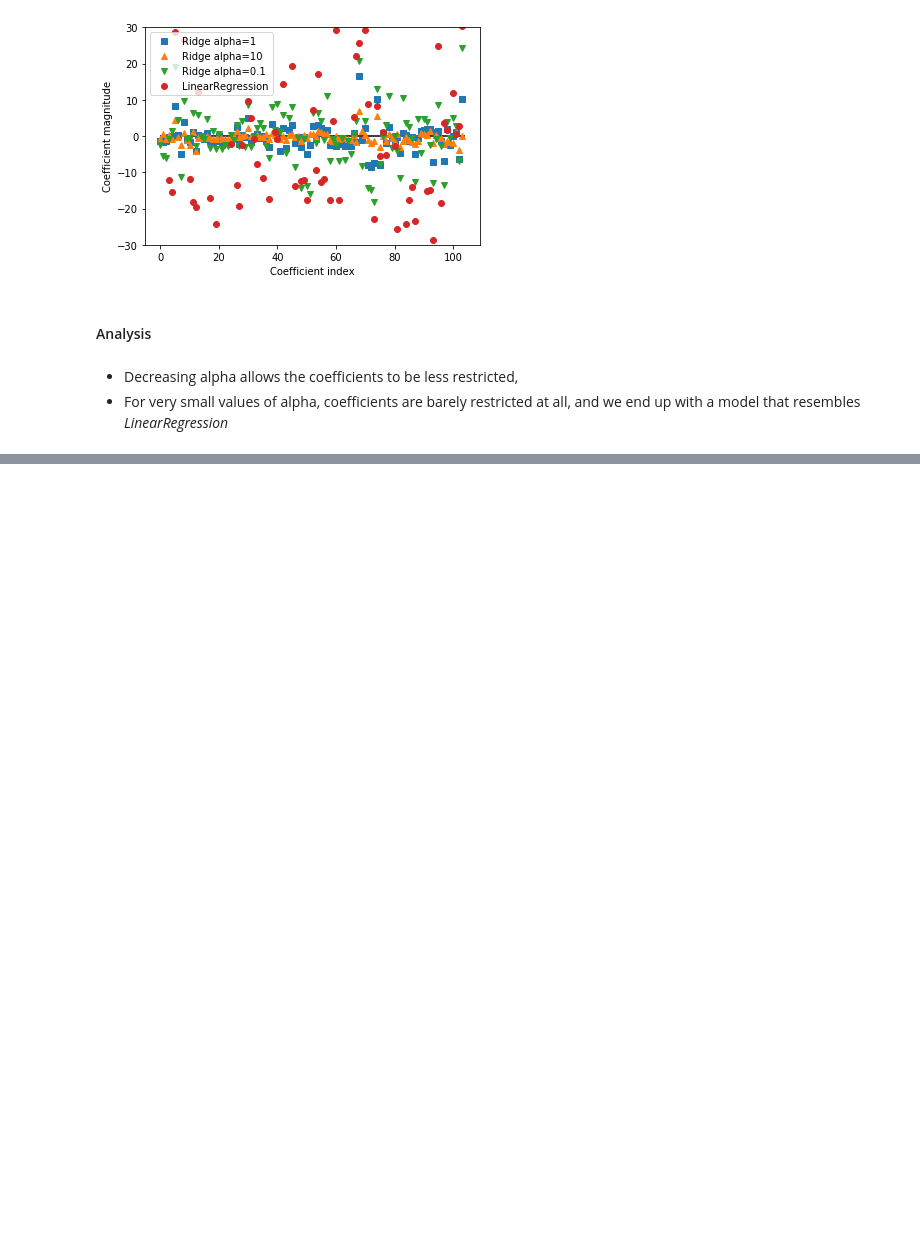
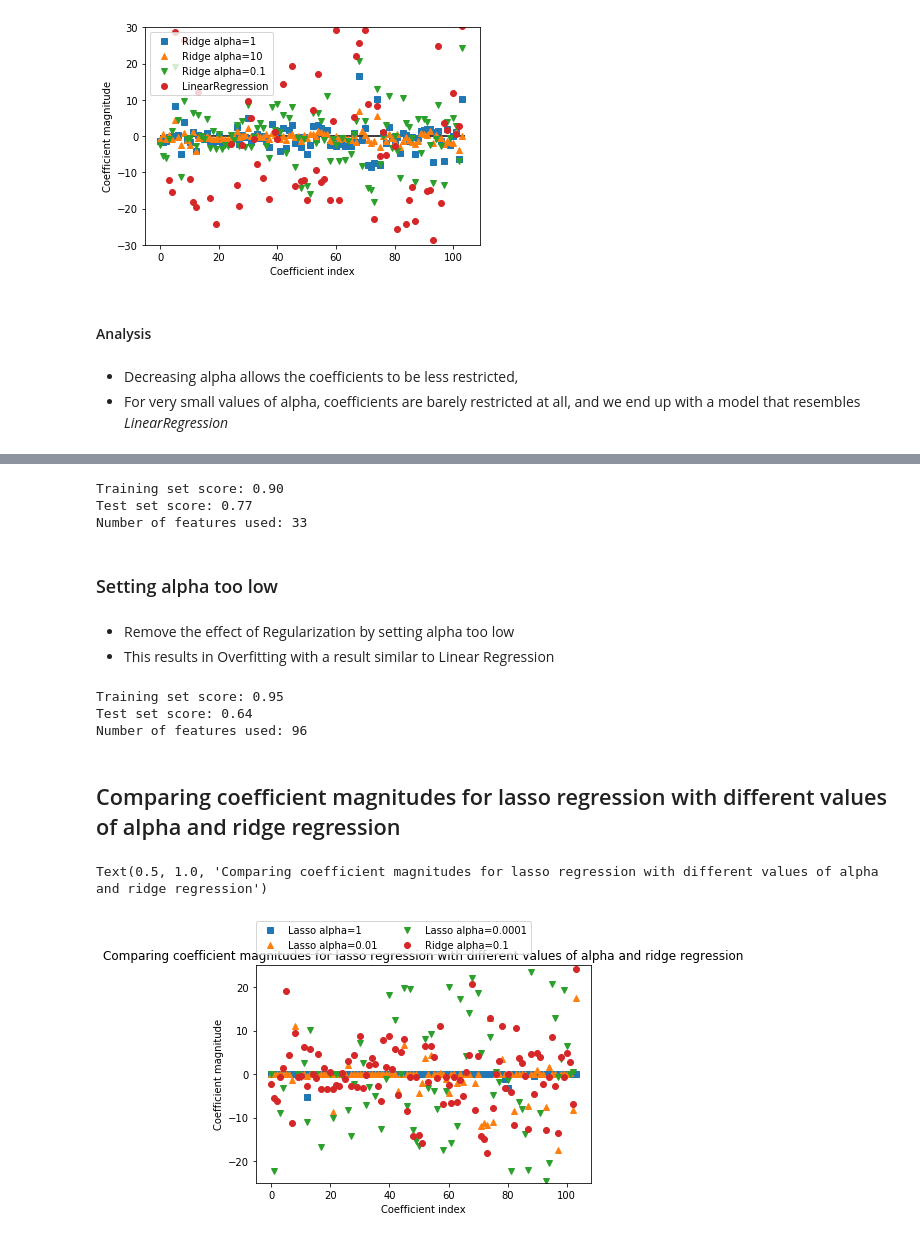
Before and after one commit to bnriiitb/applied_machine_learning_course, a Jupyter notebook: 07 Supervised Learning/Linear Models.ipynb, the cells around one changed output, grey strips where cells are left out. Saved outputs shown, nothing was run; the diff lists cells and outputs as text; code cells hidden in the pictures; blank space fills up the shorter version.

```diff
--- a/07 Supervised Learning/Linear Models.ipynb
+++ b/07 Supervised Learning/Linear Models.ipynb
@@ -149,0 +209,16 @@ plt.legend()
+# %%
+from sklearn.linear_model import Lasso
+from sklearn.model_selection import train_test_split
+import mglearn
+import numpy as np
+
+X, y = mglearn.datasets.load_extended_boston()
+
+X_train, X_test, y_train, y_test = train_test_split(X, y, random_state=0)
+
+lasso = Lasso()
+lasso = lasso.fit(X_train, y_train)
+
+print("Training set score: {:.2f}".format(lasso.score(X_train, y_train)))
+print("Test set score: {:.2f}".format(lasso.score(X_test, y_test)))
+print("Number of features used: {}".format(np.sum(lasso.coef_ != 0)))
@@ -149,0 +256,42 @@ plt.legend()
+# %%
+# we increase the default setting of "max_iter",
+# otherwise the model would warn us that we should increase max_iter.
+lasso001 = Lasso(alpha=0.01, max_iter=100000).fit(X_train, y_train)
+print("Training set score: {:.2f}".format(lasso001.score(X_train, y_train)))
+print("Test set score: {:.2f}".format(lasso001.score(X_test, y_test)))
+print("Number of features used: {}".format(np.sum(lasso001.coef_ != 0)))
+# %% [output]
+Training set score: 0.90
+Test set score: 0.77
+Number of features used: 33
+# %% [markdown]
+### Setting alpha too low
+# %% [markdown]
+* Remove the effect of Regularization by setting alpha too low
+* This results in Overfitting with a result similar to Linear Regression
+# %%
+lasso00001 = Lasso(alpha=0.0001, max_iter=100000).fit(X_train, y_train)
+print("Training set score: {:.2f}".format(lasso00001.score(X_train, y_train)))
+print("Test set score: {:.2f}".format(lasso00001.score(X_test, y_test)))
+print("Number of features used: {}".format(np.sum(lasso00001.coef_ != 0)))
+# %% [output]
+Training set score: 0.95
+Test set score: 0.64
+Number of features used: 96
+# %% [markdown]
+## Comparing coefficient magnitudes for lasso regression with different values of alpha and ridge regression
+# %%
+from matplotlib import pyplot as plt
+%matplotlib inline
+plt.plot(lasso.coef_, 's', label="Lasso alpha=1")
+plt.plot(lasso001.coef_, '^', label="Lasso alpha=0.01")
+plt.plot(lasso00001.coef_, 'v', label="Lasso alpha=0.0001")
+plt.plot(ridge01.coef_, 'o', label="Ridge alpha=0.1")
+plt.legend(ncol=2, loc=(0, 1.05))
+plt.ylim(-25, 25)
+plt.xlabel("Coefficient index")
+plt.ylabel("Coefficient magnitude")
+plt.title("Comparing coefficient magnitudes for lasso regression with different values of alpha and ridge regression")
+# %% [output]
+Text(0.5, 1.0, 'Comparing coefficient magnitudes for lasso regression with different values of alpha and ridge regression')
+[figure, added]
```
Also changed, not shown: parts of 36 cells of this notebook.
